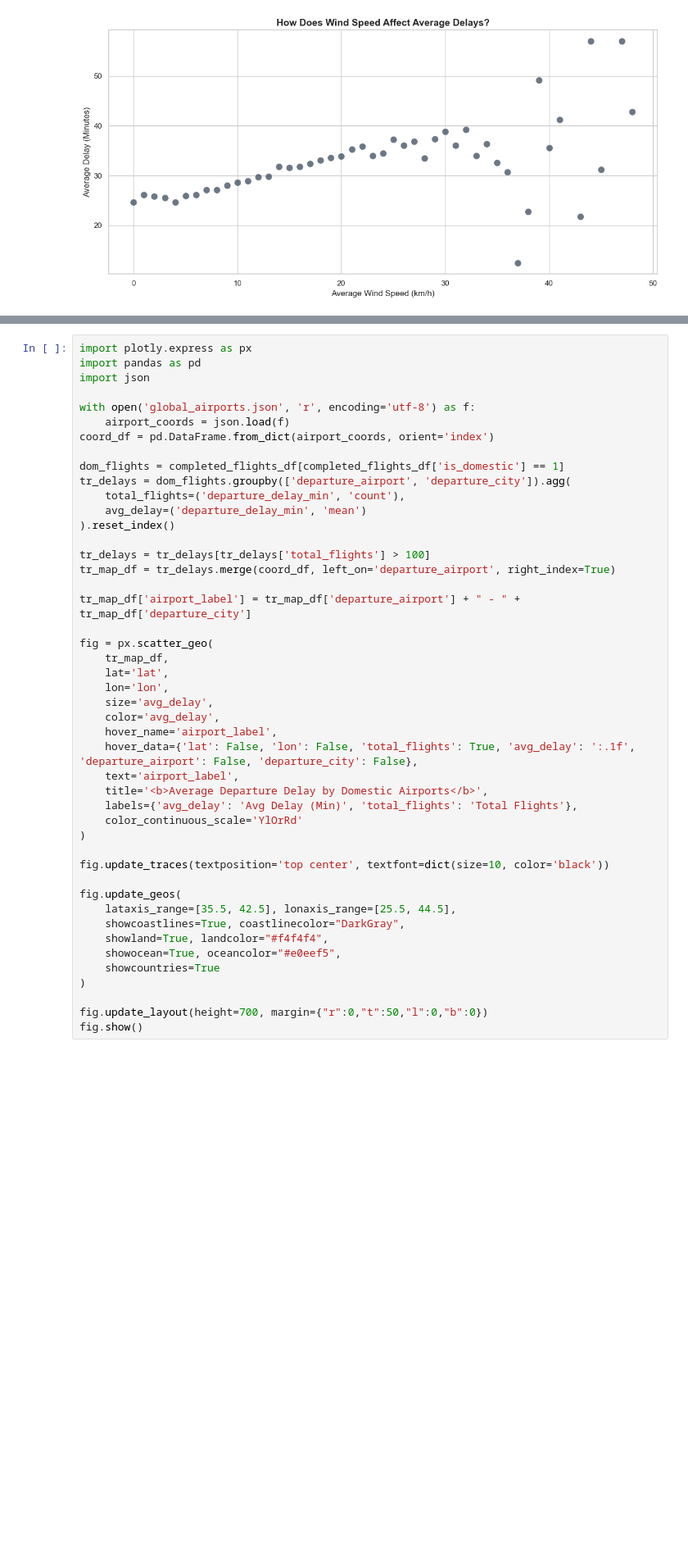
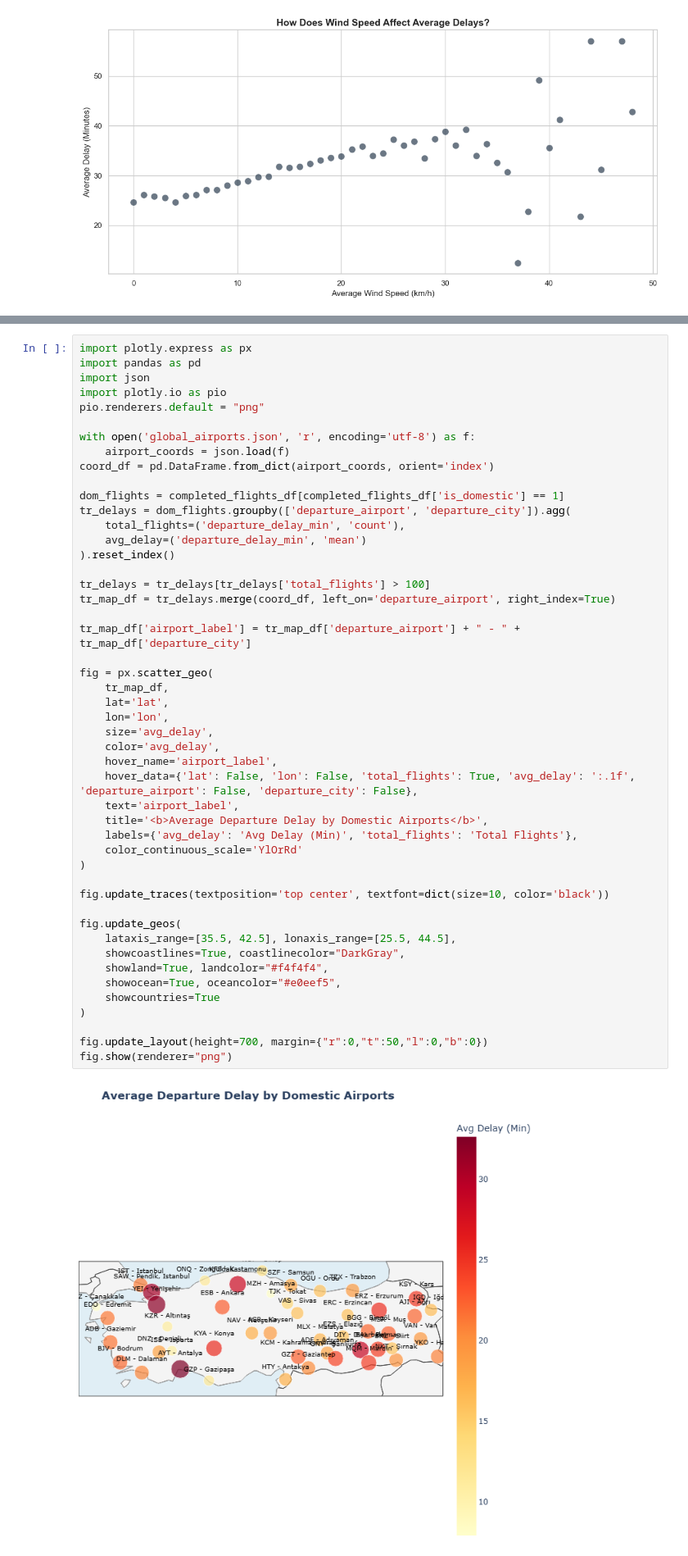
Before and after one commit to dincerefe/machinelearning_yzm2011, a Jupyter notebook: p1/p1_eda_24018036.ipynb, the cells around one changed output, grey strips where cells are left out. Shown at 82% size. Drawn from its saved outputs; the diff is of its cells as text; blank space fills up the shorter version.

Commit message:
Render plots as PNG for GitHub compatibility

```diff
--- a/p1/p1_eda_24018036.ipynb
+++ b/p1/p1_eda_24018036.ipynb
@@ -665,6 +667,8 @@ plt.show()
 import plotly.express as px
 import pandas as pd
 import json
+import plotly.io as pio
+pio.renderers.default = "png"
 
 with open('global_airports.json', 'r', encoding='utf-8') as f:
     airport_coords = json.load(f)
@@ -679,34 +683,36 @@ tr_delays = dom_flights.groupby(['departure_airport', 'departure_city']).agg(
 tr_delays = tr_delays[tr_delays['total_flights'] > 100]
 tr_map_df = tr_delays.merge(coord_df, left_on='departure_airport', right_index=True)
 
 tr_map_df['airport_label'] = tr_map_df['departure_airport'] + " - " + tr_map_df['departure_city']
 
 fig = px.scatter_geo(
     tr_map_df,
     lat='lat',
     lon='lon',
     size='avg_delay',
     color='avg_delay',
     hover_name='airport_label',
     hover_data={'lat': False, 'lon': False, 'total_flights': True, 'avg_delay': ':.1f', 'departure_airport': False, 'departure_city': False},
     text='airport_label',
     title='<b>Average Departure Delay by Domestic Airports</b>',
     labels={'avg_delay': 'Avg Delay (Min)', 'total_flights': 'Total Flights'},
     color_continuous_scale='YlOrRd'
 )
 
 fig.update_traces(textposition='top center', textfont=dict(size=10, color='black'))
 
 fig.update_geos(
     lataxis_range=[35.5, 42.5], lonaxis_range=[25.5, 44.5],
     showcoastlines=True, coastlinecolor="DarkGray",
     showland=True, landcolor="#f4f4f4",
     showocean=True, oceancolor="#e0eef5",
     showcountries=True
 )
 
 fig.update_layout(height=700, margin={"r":0,"t":50,"l":0,"b":0})
-fig.show()
+fig.show(renderer="png")
+# %% [output]
+[figure, added]
 # %%
 import plotly.graph_objects as go
 import pandas as pd
```
Also changed, not shown: parts of 2 cells of this notebook.
